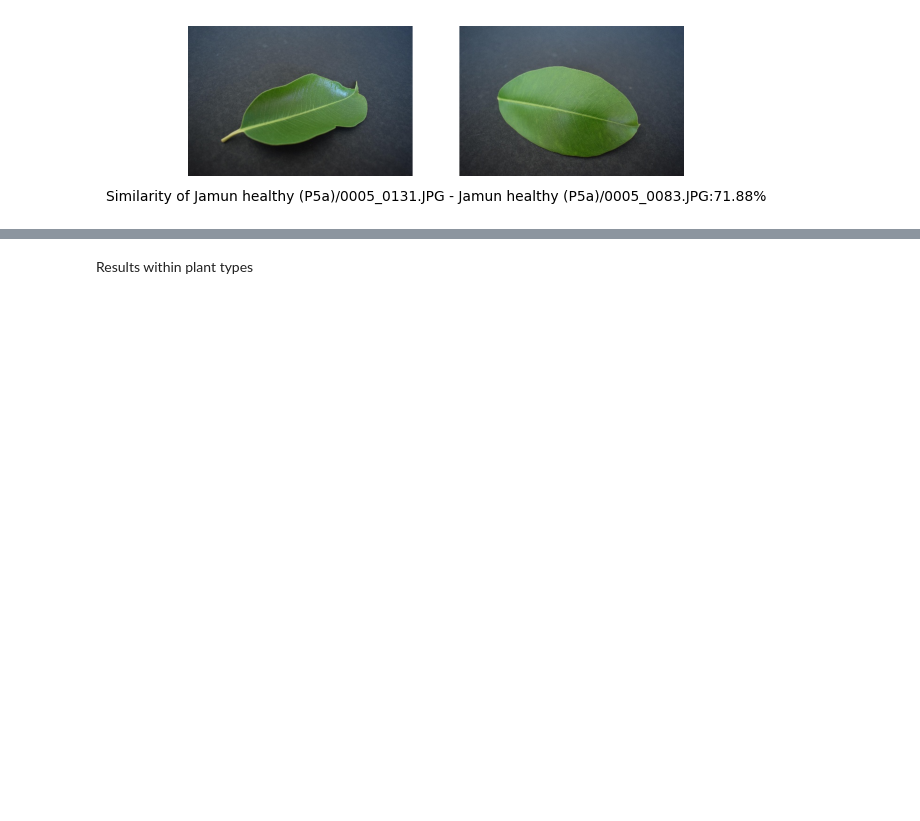
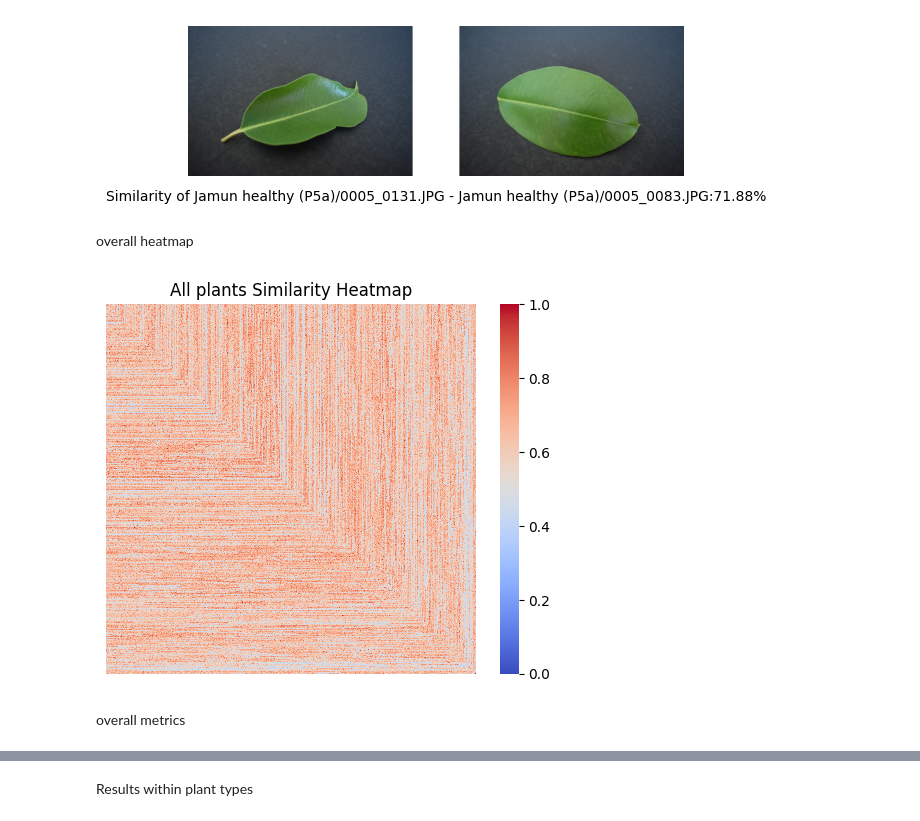
Before and after one commit to williambiondi/leaves_similarity, a Jupyter notebook: leaves_similarity.ipynb, the cells around one changed output, grey strips where cells are left out. Saved outputs shown, nothing was run; the diff lists cells and outputs as text; code cells hidden in the pictures; blank space fills up the shorter version.

```diff
--- a/leaves_similarity.ipynb
+++ b/leaves_similarity.ipynb
@@ -342,0 +356,7 @@ show_pair_sim(sample_pair_sim)
+# %% [markdown]
+overall heatmap
+# %%
+similarities_all = candidate_pairs_rdd.map(lambda x: x[4]).collect()
+draw_heatmap(similarities_all, "All plants")
+# %% [output]
+[figure, added]
@@ -342,0 +371,2 @@ show_pair_sim(sample_pair_sim)
+# %% [markdown]
+overall metrics
```
Also changed, not shown: parts of 7 cells of this notebook.
